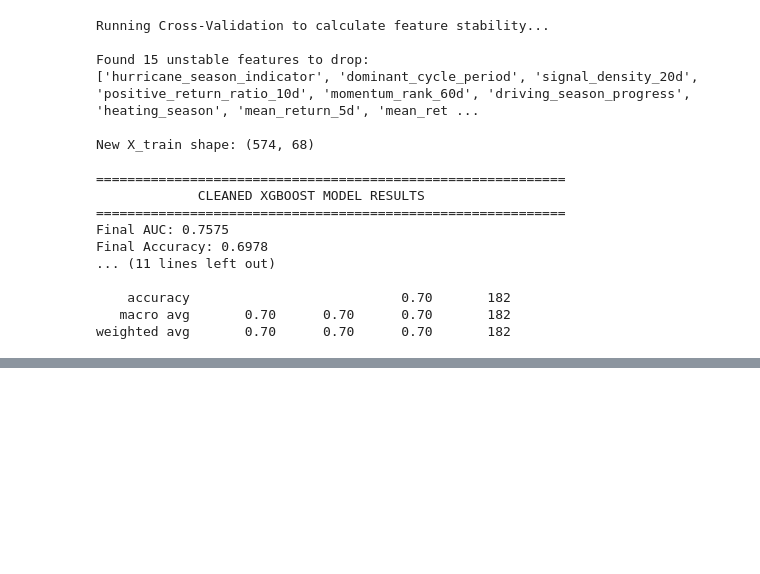
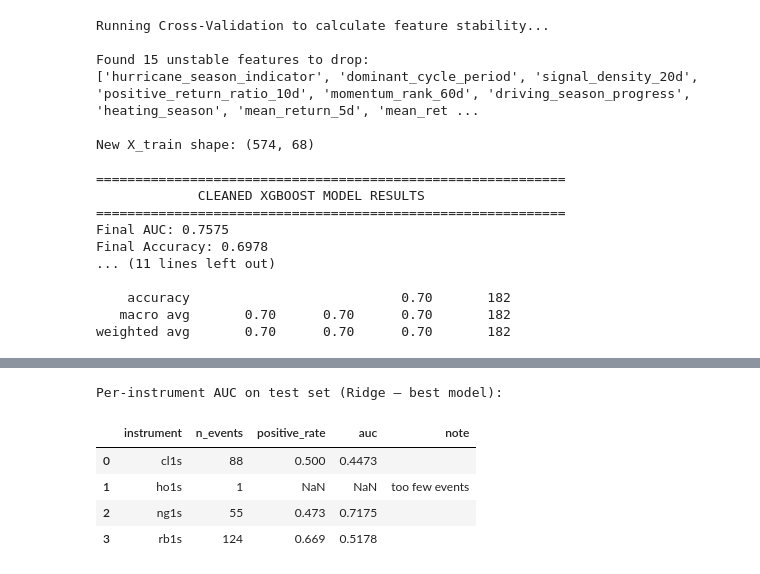
Before and after one commit to garancedvn/Systematic-Trading, a Jupyter notebook: coursework.ipynb, the cells around one changed output, grey strips where cells are left out. Saved outputs shown, nothing was run; the diff lists cells and outputs as text; code cells hidden in the pictures; blank space fills up the shorter version.

```diff
--- a/coursework.ipynb
+++ b/coursework.ipynb
@@ -5700,0 +5928,59 @@ print(perm_sorted_idx)
+# %%
+# ============================================================
+# Phase 4.7 — Per-Instrument Test Performance
+# ============================================================
+
+print("Per-instrument AUC on test set (Ridge — best model):\n")
+
+test_dates = ml_df.loc[test_mask, "date"].reset_index(drop=True)
+
+# Reconstruct instrument from the dummy columns in X_test_clean
+inst_map = {
+    "inst_ho1s": "ho1s",
+    "inst_ng1s": "ng1s",
+    "inst_rb1s": "rb1s",
+}
+
+def get_instrument(row):
+    for col, name in inst_map.items():
+        if col in X_test_clean.columns and row[col] == 1:
+            return name
+    return "cl1s"  # reference category (no dummy column)
+
+test_instruments = X_test_clean.apply(get_instrument, axis=1).values
+y_pred_proba_best = models_results["ridge"]["y_pred_proba"]
+y_test_arr = y_test.values
+
+rows = []
+for inst in ["cl1s", "ho1s", "ng1s", "rb1s"]:
+    mask = test_instruments == inst
+    n = mask.sum()
+    if n < 10:
+        rows.append({"instrument": inst, "n_events": n,
+                     "positive_rate": np.nan, "auc": np.nan,
+                     "note": "too few events"})
+        continue
+    y_inst = y_test_arr[mask]
+    p_inst = y_pred_proba_best[mask]
+    if len(np.unique(y_inst)) < 2:
+        rows.append({"instrument": inst, "n_events": n,
+                     "positive_rate": round(float(y_inst.mean()), 3),
+                     "auc": np.nan, "note": "single class"})
+        continue
+    rows.append({
+        "instrument": inst,
+        "n_events": int(n),
+        "positive_rate": round(float(y_inst.mean()), 3),
+        "auc": round(roc_auc_score(y_inst, p_inst), 4),
+        "note": "",
+    })
+
+inst_df = pd.DataFrame(rows)
+display(inst_df)
+# %% [output]
+Per-instrument AUC on test set (Ridge — best model):
+|  | instrument | n_events | positive_rate | auc | note |
+| 0 | cl1s | 88 | 0.500 | 0.4473 |  |
+| 1 | ho1s | 1 | NaN | NaN | too few events |
+| 2 | ng1s | 55 | 0.473 | 0.7175 |  |
+| 3 | rb1s | 124 | 0.669 | 0.5178 |  |
```
Also changed, not shown: parts of 15 cells of this notebook.
